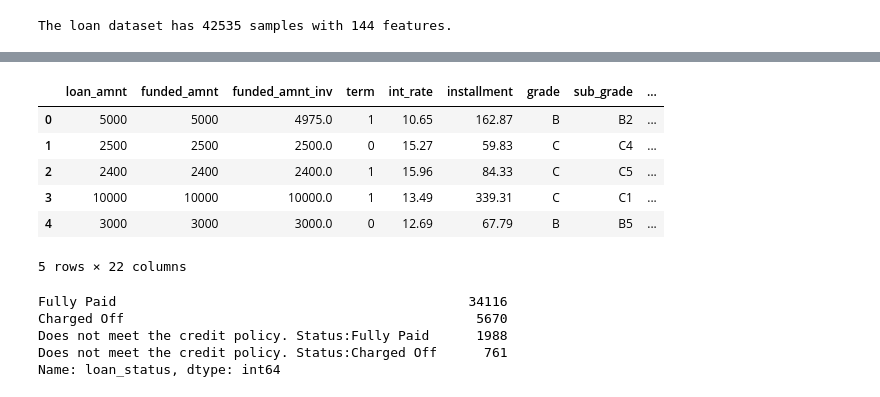
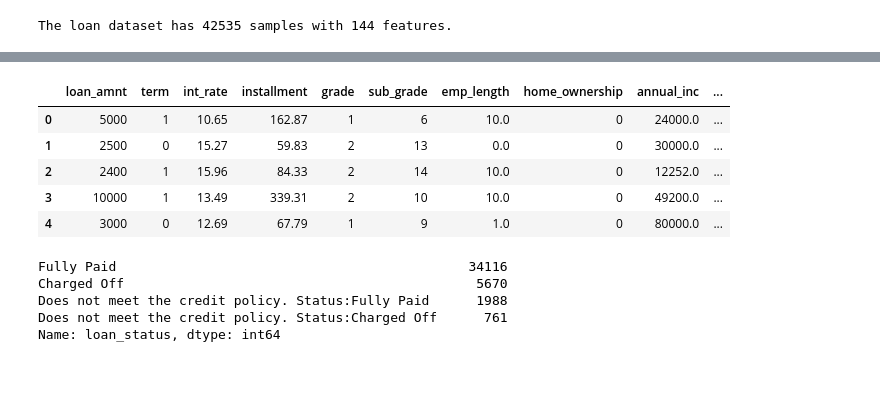
Before and after one commit to phuong84/scripts, a Jupyter notebook: loan_prediction.ipynb, the cells around one changed output, grey strips where cells are left out. Saved outputs shown, nothing was run; the diff lists cells and outputs as text; code cells hidden in the pictures.

```diff
--- a/loan_prediction.ipynb
+++ b/loan_prediction.ipynb
@@ -10,7 +20,7 @@ print("The loan dataset has {} samples with {} features.".format(*loan.shape))
 # %% [output]
 The loan dataset has 42535 samples with 144 features.
 # %%
-loan = loan[["loan_amnt","term","int_rate","installment","grade","sub_grade","emp_length","home_ownership","annual_inc","verification_status","issue_d","loan_status","total_acc"]]
+loan = loan[["loan_amnt","term","int_rate","installment","grade","sub_grade","emp_length","home_ownership","annual_inc","verification_status","loan_status","total_acc","dti"]]
 # %%
 loan.head()
 # %% [output]
@@ -86,44 +92,67 @@ dtype: int64
 # %%
 mapping_emp_length = {
     "emp_length": {
         "10+ years": 10,
         "9 years": 9,
         "8 years": 8,
         "7 years": 7,
         "6 years": 6,
         "5 years": 5,
         "4 years": 4,
         "3 years": 3,
         "2 years": 2,
         "1 year": 1,
-        "< 1 year": 0,
-        "n/a": 0
+        "< 1 year": 0
     }
 }
 loan = loan.replace(mapping_emp_length)
 mapping_term = {
     "term": {
         " 36 months": 1,
         " 60 months": 0
     }
 }
 loan = loan.replace(mapping_term)
+mapping_grade= {
+    "grade": {
+        "A": 0, "B": 1, "C": 2, "D": 3, "E": 4, "F": 5, "G": 6
+    }
+}
+loan = loan.replace(mapping_grade)
+mapping_subgrade= {
+    "sub_grade": {
+        "A1":  0, "A2":  1, "A3":  2, "A4":  3, "A5":  4,
+        "B1":  5, "B2":  6, "B3":  7, "B4":  8, "B5":  9,
+        "C1": 10, "C2": 11, "C3": 12, "C4": 13, "C5": 14,
+        "D1": 15, "D2": 16, "D3": 17, "D4": 18, "D5": 19,
+        "E1": 20, "E2": 21, "E3": 22, "E4": 23, "E5": 24,
+        "F1": 25, "F2": 26, "F3": 27, "F4": 28, "F5": 29,
+        "G1": 30, "G2": 31, "G3": 32, "G4": 33, "G5": 34,
+    }
+}
+loan = loan.replace(mapping_subgrade)
+mapping_homeownership= {
+    "home_ownership": {
+        "RENT": 0, "MORTGAGE": 1, "OWN": 2, "OTHER": 3, "NONE": 4
+    }
+}
+loan = loan.replace(mapping_homeownership)
+mapping_verification= {
+    "verification_status": {
+        "Not Verified": 0, "Verified": 1, "Source Verified": 2
+    }
+}
+loan = loan.replace(mapping_verification)
 loan["int_rate"] = loan["int_rate"].astype(str).str.strip('%').astype(float)
-#
-categorical_columns = ["home_ownership", "verification_status"]
-dummy_df = pd.get_dummies(loan[categorical_columns])
-loan = pd.concat([loan, dummy_df], axis=1)
-loan = loan.drop(categorical_columns, axis=1)
-#
+loan.fillna(0, inplace=True)
 loan.head()
 # %% [output]
-|  | loan_amnt | funded_amnt | funded_amnt_inv | term | int_rate | installment | grade | sub_grade | ... |
-| 0 | 5000 | 5000 | 4975.0 | 1 | 10.65 | 162.87 | B | B2 | ... |
-| 1 | 2500 | 2500 | 2500.0 | 0 | 15.27 | 59.83 | C | C4 | ... |
-| 2 | 2400 | 2400 | 2400.0 | 1 | 15.96 | 84.33 | C | C5 | ... |
-| 3 | 10000 | 10000 | 10000.0 | 1 | 13.49 | 339.31 | C | C1 | ... |
-| 4 | 3000 | 3000 | 3000.0 | 0 | 12.69 | 67.79 | B | B5 | ... |
+|  | loan_amnt | term | int_rate | installment | grade | sub_grade | emp_length | home_ownership | annual_inc | ... |
+| 0 | 5000 | 1 | 10.65 | 162.87 | 1 | 6 | 10.0 | 0 | 24000.0 | ... |
+| 1 | 2500 | 0 | 15.27 | 59.83 | 2 | 13 | 0.0 | 0 | 30000.0 | ... |
+| 2 | 2400 | 1 | 15.96 | 84.33 | 2 | 14 | 10.0 | 0 | 12252.0 | ... |
+| 3 | 10000 | 1 | 13.49 | 339.31 | 2 | 10 | 10.0 | 0 | 49200.0 | ... |
+| 4 | 3000 | 0 | 12.69 | 67.79 | 1 | 9 | 1.0 | 0 | 80000.0 | ... |
-5 rows × 22 columns
 # %%
 loan['loan_status'].value_counts()
 # %% [output]
```
Also changed, not shown: parts of 16 cells of this notebook.
